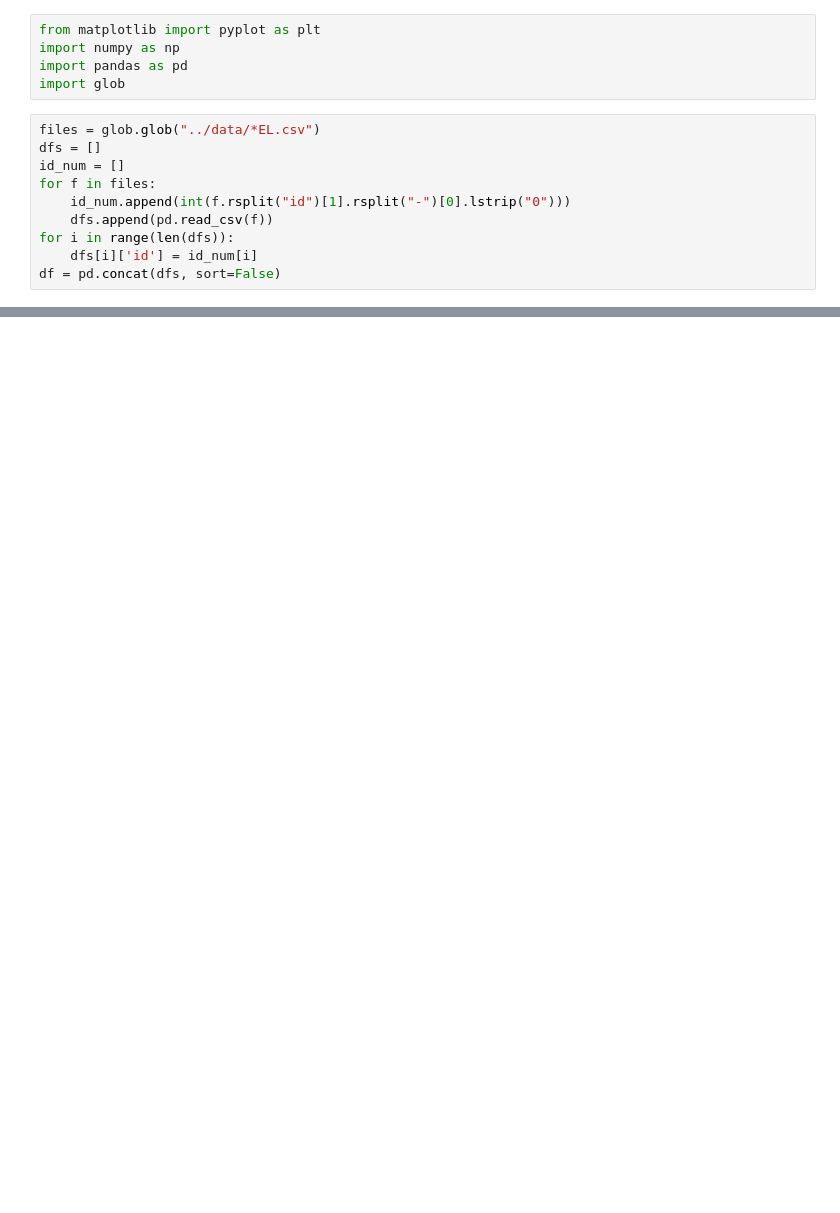
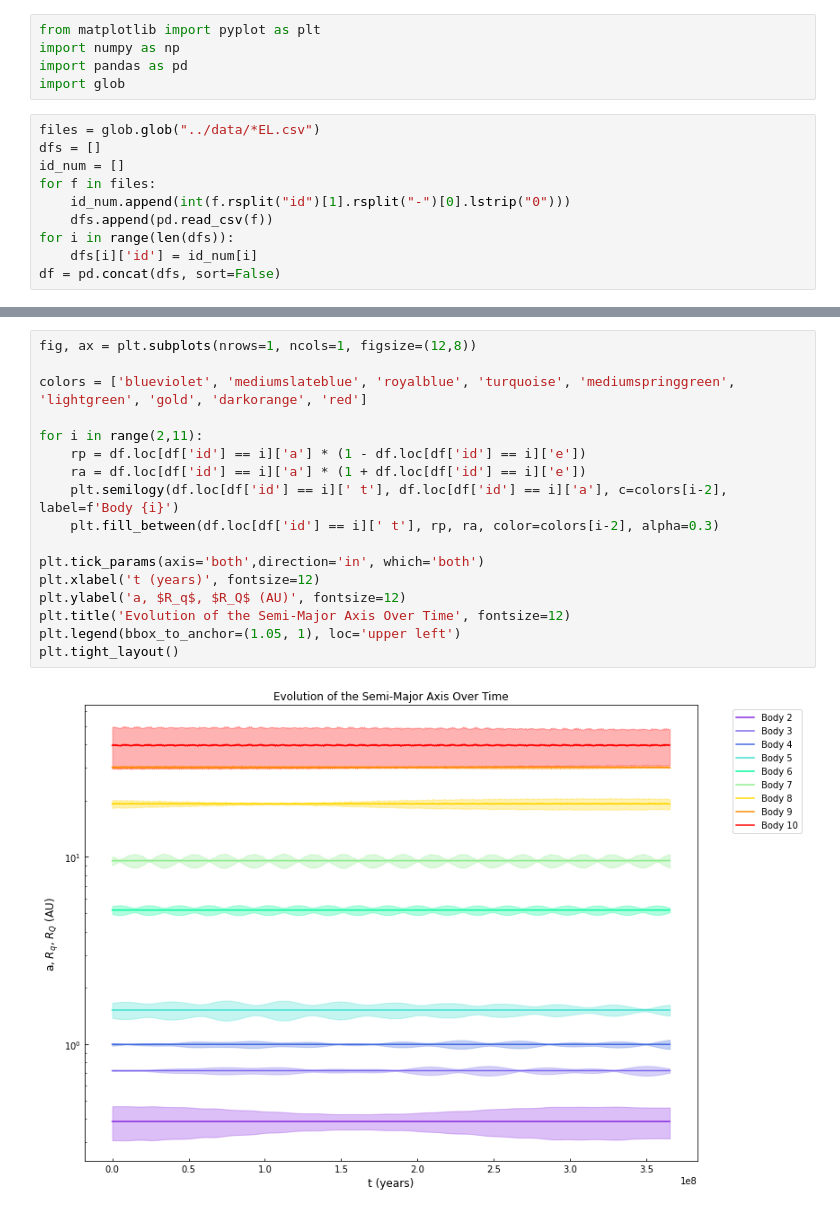
Before and after one commit to Num-Modeling-Planetary-Dynamics/module3-carlislewishard, a Jupyter notebook: notebooks/Module3_Problem2.ipynb, the cells around one changed output, grey strips where cells are left out. Cells and saved outputs as stored; diff of their text form; blank space fills up the shorter version.

```diff
--- a/notebooks/Module3_Problem2.ipynb
+++ b/notebooks/Module3_Problem2.ipynb
@@ -158,0 +35,19 @@ Name: e, Length: 1001, dtype: float64
+# %%
+fig, ax = plt.subplots(nrows=1, ncols=1, figsize=(12,8))
+
+colors = ['blueviolet', 'mediumslateblue', 'royalblue', 'turquoise', 'mediumspringgreen', 'lightgreen', 'gold', 'darkorange', 'red']
+
+for i in range(2,11):
+    rp = df.loc[df['id'] == i]['a'] * (1 - df.loc[df['id'] == i]['e'])
+    ra = df.loc[df['id'] == i]['a'] * (1 + df.loc[df['id'] == i]['e'])
+    plt.semilogy(df.loc[df['id'] == i][' t'], df.loc[df['id'] == i]['a'], c=colors[i-2], label=f'Body {i}')
+    plt.fill_between(df.loc[df['id'] == i][' t'], rp, ra, color=colors[i-2], alpha=0.3)
+
+plt.tick_params(axis='both',direction='in', which='both')
+plt.xlabel('t (years)', fontsize=12)
+plt.ylabel('a, $R_q$, $R_Q$ (AU)', fontsize=12)
+plt.title('Evolution of the Semi-Major Axis Over Time', fontsize=12)
+plt.legend(bbox_to_anchor=(1.05, 1), loc='upper left')
+plt.tight_layout()
+# %% [output]
+[figure, added]
```
Also changed, not shown: parts of 3 cells of this notebook, 14 other files.
